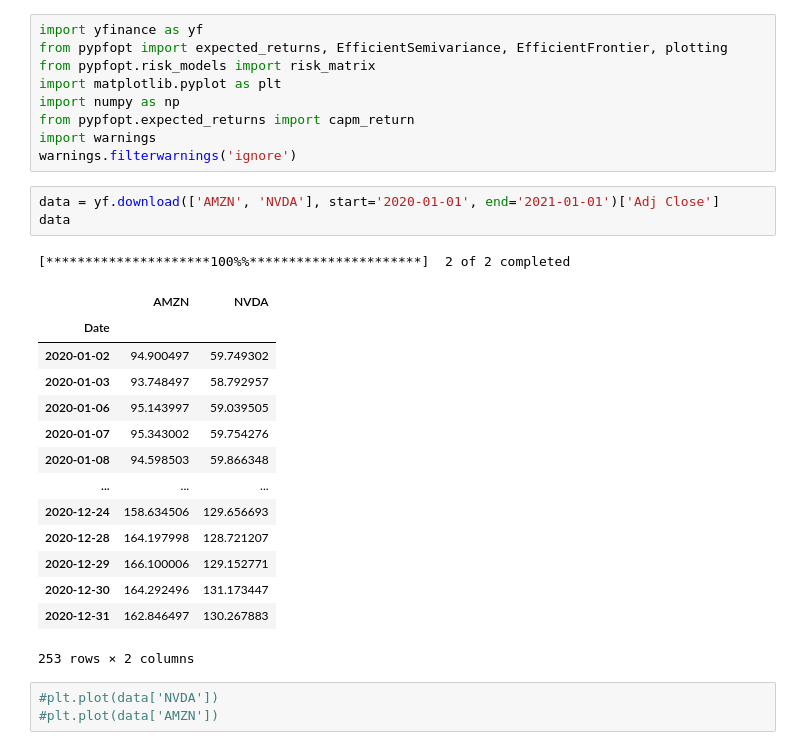
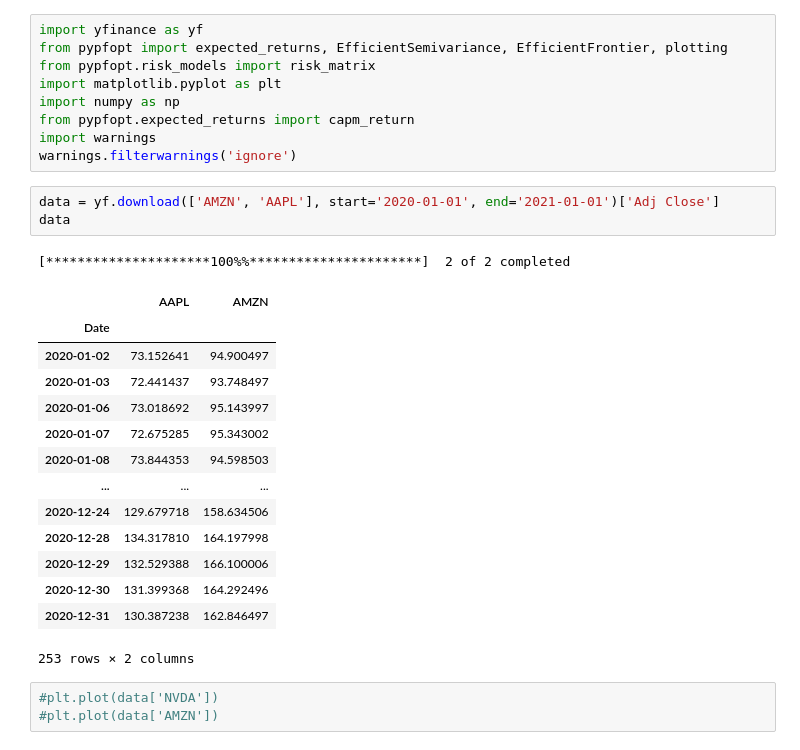
Before and after one commit to teadr1nker/finan, a Jupyter notebook: t3/file3.ipynb, the cells around one changed output. Saved outputs shown, nothing was run; the diff lists cells and outputs as text.

```diff
--- a/t3/file3.ipynb
+++ b/t3/file3.ipynb
@@ -8,23 +8,23 @@ from pypfopt.expected_returns import capm_return
 import warnings
 warnings.filterwarnings('ignore')
 # %%
-data = yf.download(['AMZN', 'NVDA'], start='2020-01-01', end='2021-01-01')['Adj Close']
+data = yf.download(['AMZN', 'AAPL'], start='2020-01-01', end='2021-01-01')['Adj Close']
 data
 # %% [output]
 [*********************100%%**********************]  2 of 2 completed
-|  | AMZN | NVDA |
+|  | AAPL | AMZN |
 | Date |  |  |
-| 2020-01-02 | 94.900497 | 59.749302 |
-| 2020-01-03 | 93.748497 | 58.792957 |
-| 2020-01-06 | 95.143997 | 59.039505 |
-| 2020-01-07 | 95.343002 | 59.754276 |
-| 2020-01-08 | 94.598503 | 59.866348 |
+| 2020-01-02 | 73.152641 | 94.900497 |
+| 2020-01-03 | 72.441437 | 93.748497 |
+| 2020-01-06 | 73.018692 | 95.143997 |
+| 2020-01-07 | 72.675285 | 95.343002 |
+| 2020-01-08 | 73.844353 | 94.598503 |
 | ... | ... | ... |
-| 2020-12-24 | 158.634506 | 129.656693 |
-| 2020-12-28 | 164.197998 | 128.721207 |
-| 2020-12-29 | 166.100006 | 129.152771 |
-| 2020-12-30 | 164.292496 | 131.173447 |
-| 2020-12-31 | 162.846497 | 130.267883 |
+| 2020-12-24 | 129.679718 | 158.634506 |
+| 2020-12-28 | 134.317810 | 164.197998 |
+| 2020-12-29 | 132.529388 | 166.100006 |
+| 2020-12-30 | 131.399368 | 164.292496 |
+| 2020-12-31 | 130.387238 | 162.846497 |
 253 rows × 2 columns
 # %%
 #plt.plot(data['NVDA'])
```
Also changed, not shown: parts of 15 cells of this notebook, 1 other file.
